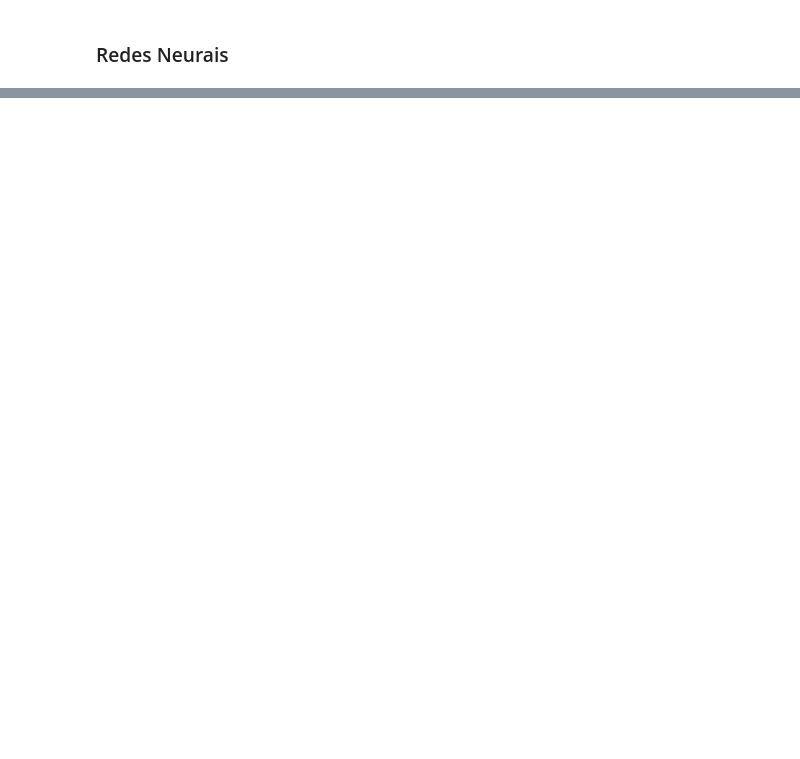
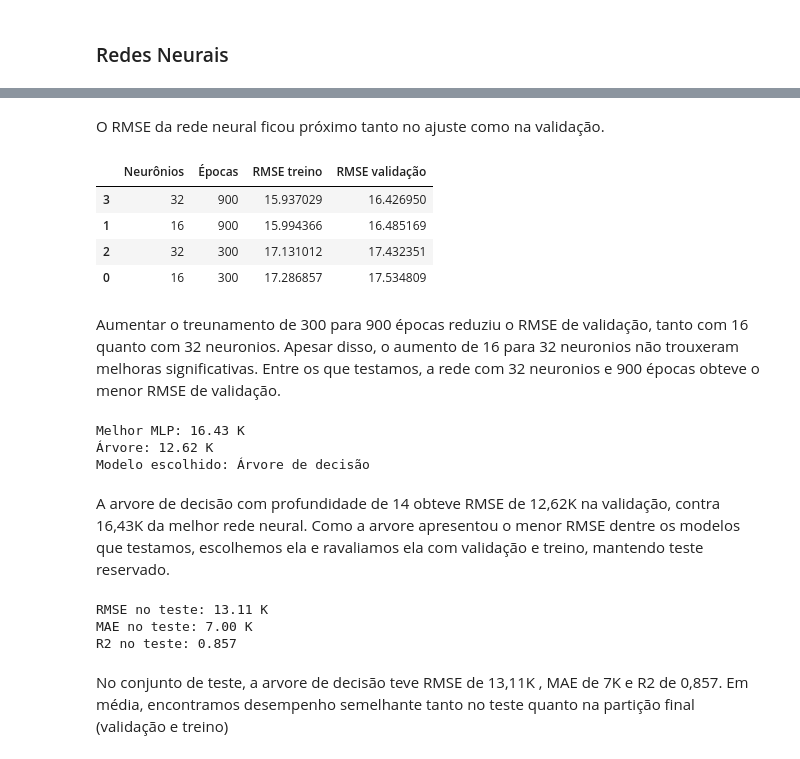
Before and after one commit to feliperibeiro-impatech/saikit-learn-aplicacao, a Jupyter notebook: analysis/regressao/notebooks/regressao_superconductivity.ipynb, the cells around one changed output, grey strips where cells are left out. Drawn from its saved outputs; the diff is of its cells as text; code cells hidden in the pictures; blank space fills up the shorter version.

```diff
--- a/analysis/regressao/notebooks/regressao_superconductivity.ipynb
+++ b/analysis/regressao/notebooks/regressao_superconductivity.ipynb
@@ -229,0 +326,79 @@ O riedge apresentou o melhor desempenho geral, com RMSE de 17 e R2 de 0,71. Apes
+# %% [markdown]
+O RMSE da rede neural ficou próximo tanto no ajuste como na validação.
+# %%
+configuracoes = [(16, 300), (16, 900), (32, 300), (32, 900)]
+resultados_mlp = []
+
+for neuronios, epocas in configuracoes:
+    mlp = MLPRegressor(
+        hidden_layers=(neuronios,),
+        learning_rate=0.001,
+        n_epochs=epocas,
+        random_state=42,
+    )
+    mlp.fit(X_train_scaled, y_train)
+
+    resultados_mlp.append({
+        "Neurônios": neuronios,
+        "Épocas": epocas,
+        "RMSE treino": RMSE(y_train, mlp.predict(X_train_scaled)),
+        "RMSE validação": RMSE(y_valid, mlp.predict(X_valid_scaled)),
+    })
+
+tabela_mlp = pd.DataFrame(resultados_mlp).sort_values("RMSE validação")
+tabela_mlp
+# %% [output]
+|  | Neurônios | Épocas | RMSE treino | RMSE validação |
+| 3 | 32 | 900 | 15.937029 | 16.426950 |
+| 1 | 16 | 900 | 15.994366 | 16.485169 |
+| 2 | 32 | 300 | 17.131012 | 17.432351 |
+| 0 | 16 | 300 | 17.286857 | 17.534809 |
+# %% [markdown]
+Aumentar o treunamento de 300 para 900 épocas reduziu o RMSE de validação, tanto com 16 quanto com 32 neuronios. Apesar disso, o aumento de 16 para 32 neuronios não trouxeram melhoras significativas. Entre os que testamos, a rede com 32 neuronios e 900 épocas obteve o menor RMSE de validação.
+# %%
+melhor_mlp = tabela_mlp.iloc[0]
+rmse_mlp_valid = melhor_mlp["RMSE validação"]
+rmse_arvore_valid = RMSE(y_valid, y_pred_arvore)
+usar_mlp = rmse_mlp_valid < rmse_arvore_valid
+print(f"Melhor MLP: {rmse_mlp_valid:.2f} K")
+print(f"Árvore: {rmse_arvore_valid:.2f} K")
+print("Modelo escolhido:", "MLP" if usar_mlp else "Árvore de decisão")
+# %% [output]
+Melhor MLP: 16.43 K
+Árvore: 12.62 K
+Modelo escolhido: Árvore de decisão
+# %% [markdown]
+A arvore de decisão com profundidade de 14 obteve RMSE de 12,62K na validação, contra 16,43K da melhor rede neural. Como a arvore apresentou o menor RMSE dentre os modelos que testamos, escolhemos ela e ravaliamos ela com validação e treino, mantendo teste reservado.
+# %%
+preditores = df_treino.columns.drop("critical_temp")
+X_final = df_treino[preditores].to_numpy()
+y_final = df_treino["critical_temp"].to_numpy()
+X_teste = df_teste[preditores].to_numpy()
+y_teste = df_teste["critical_temp"].to_numpy()
+
+if usar_mlp:
+    scaler_final = StandardScaler()
+    X_final = scaler_final.fit_transform(X_final)
+    X_teste = scaler_final.transform(X_teste)
+
+    modelo_final = MLPRegressor(
+        hidden_layers=(int(melhor_mlp["Neurônios"]),),
+        learning_rate=0.001,
+        n_epochs=int(melhor_mlp["Épocas"]),
+        random_state=42,
+    )
+else:
+    modelo_final = DecisionTreeRegressor(max_depth=melhor_profundidade)
+
+modelo_final.fit(X_final, y_final)
+y_pred_teste = modelo_final.predict(X_teste)
+
+print(f"RMSE no teste: {RMSE(y_teste, y_pred_teste):.2f} K")
+print(f"MAE no teste: {MAE(y_teste, y_pred_teste):.2f} K")
+print(f"R2 no teste: {R2(y_teste, y_pred_teste):.3f}")
+# %% [output]
+RMSE no teste: 13.11 K
+MAE no teste: 7.00 K
+R2 no teste: 0.857
+# %% [markdown]
+No conjunto de teste, a arvore de decisão teve RMSE de 13,11K , MAE de 7K e R2 de 0,857. Em média, encontramos desempenho semelhante tanto no teste quanto na partição final (validação e treino)
```
Also changed, not shown: parts of 10 cells of this notebook.
